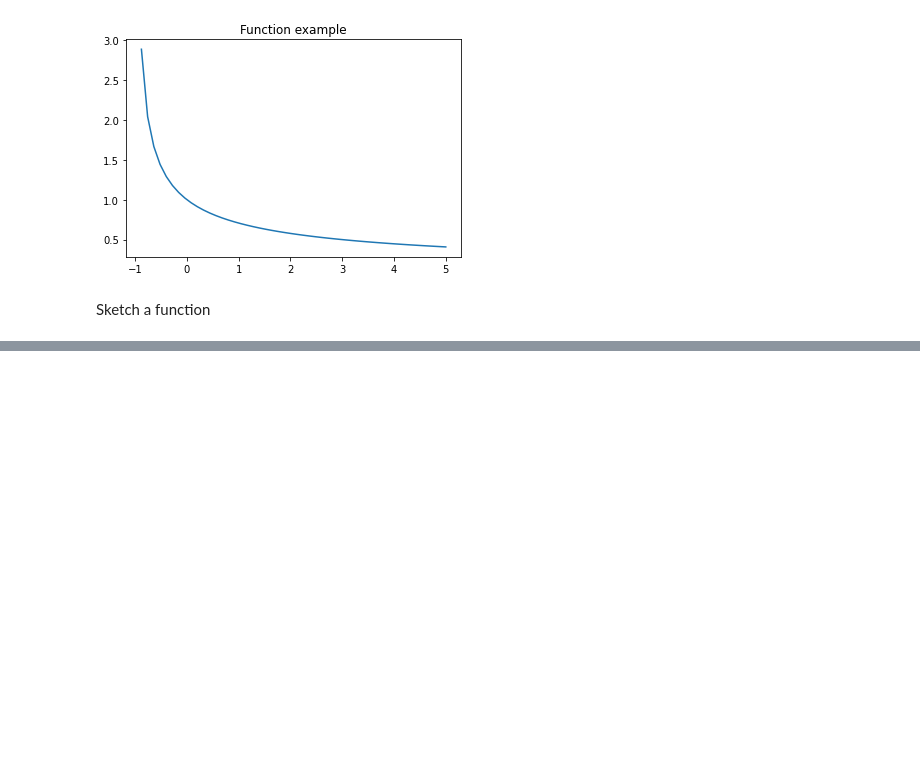
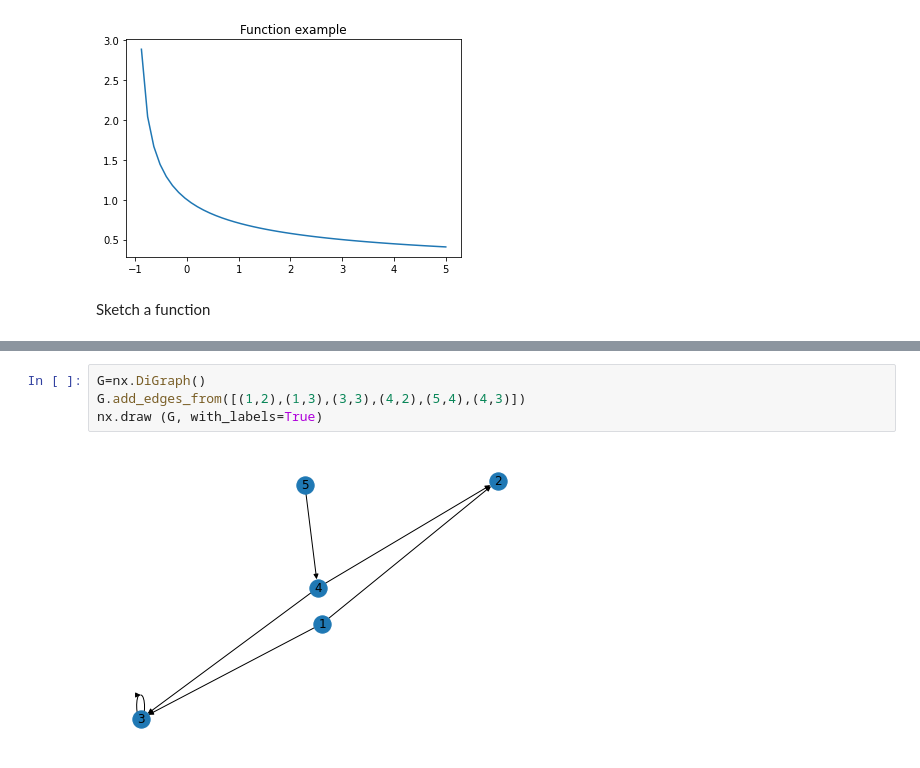
Before and after one commit to SteveRiddle/CollabExamples, a Jupyter notebook: Maths_colab_examples.ipynb, the cells around one changed output, grey strips where cells are left out. Drawn from its saved outputs; the diff is of its cells as text; blank space fills up the shorter version.

```diff
--- a/Maths_colab_examples.ipynb
+++ b/Maths_colab_examples.ipynb
@@ -39,0 +57,6 @@ plt.plot(x1, y1)
+# %%
+G=nx.DiGraph()
+G.add_edges_from([(1,2),(1,3),(3,3),(4,2),(5,4),(4,3)])
+nx.draw (G, with_labels=True)
+# %% [output]
+[figure, added]
```
Also changed, not shown: parts of 7 cells of this notebook.
